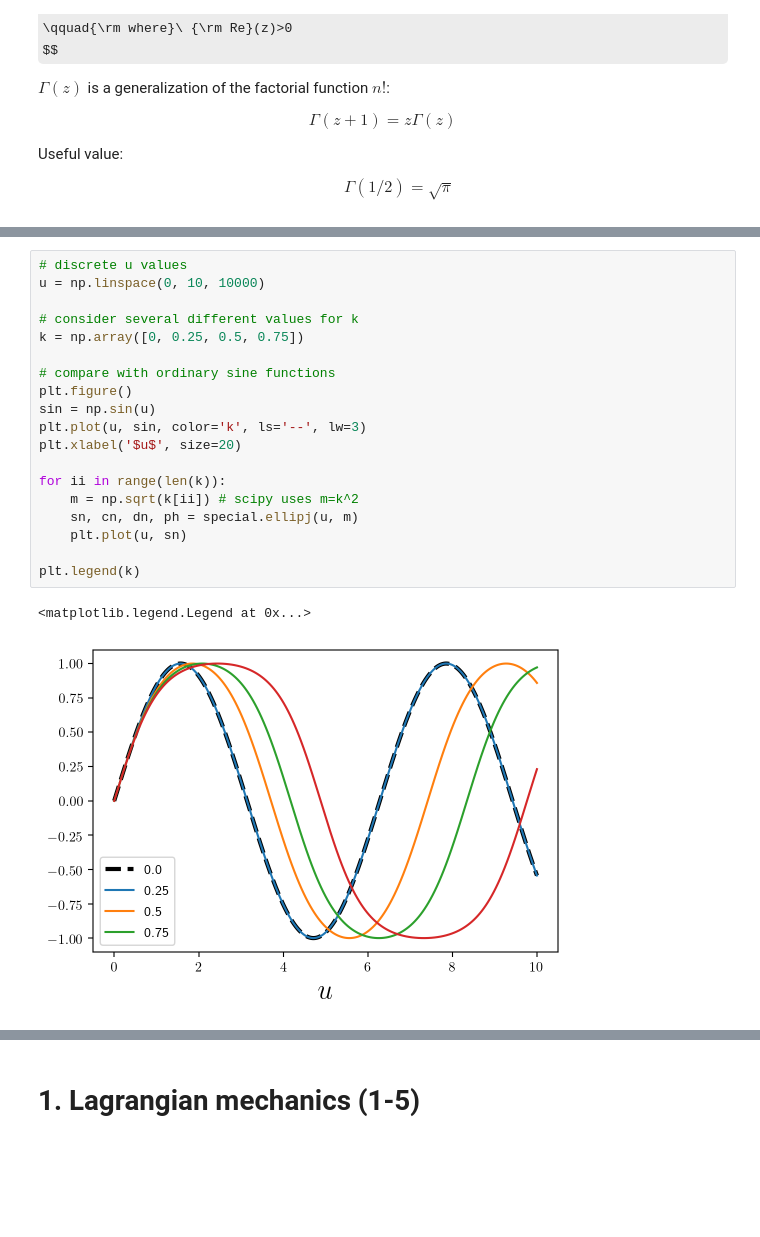
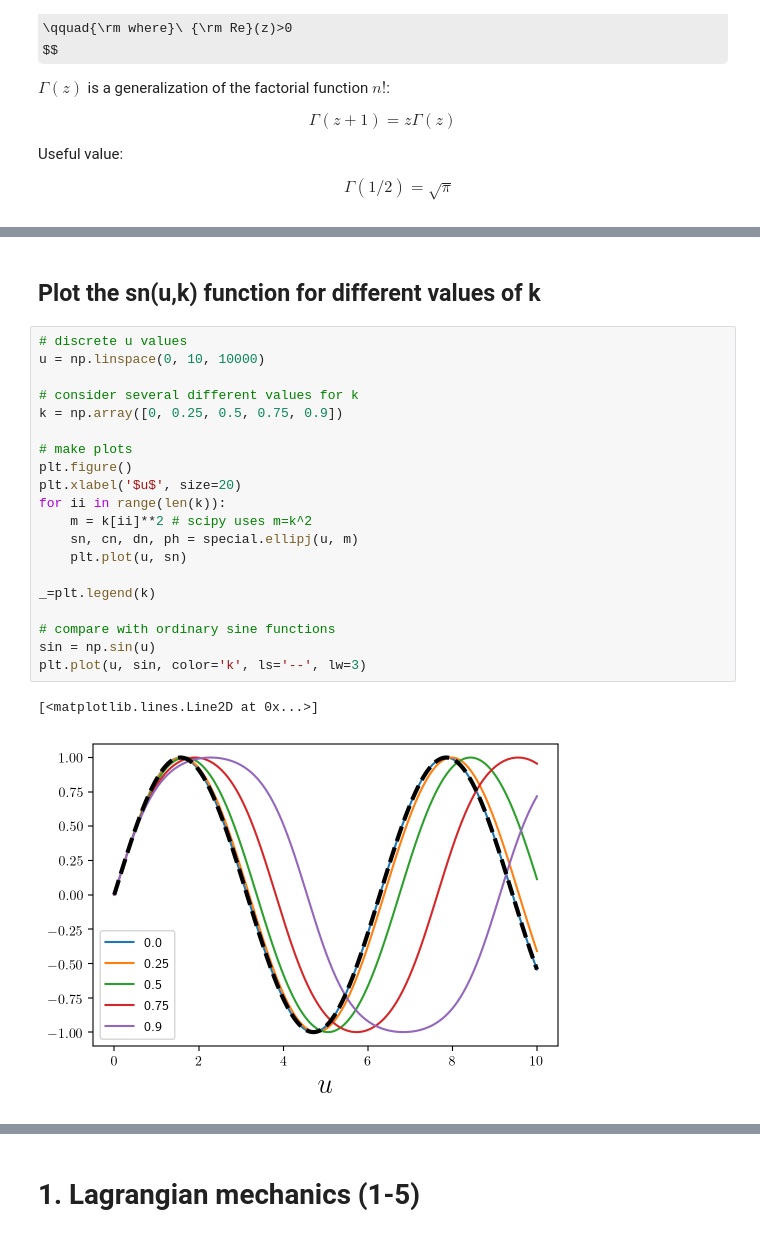
Before and after one commit to josephromano/josephromano.github.io, a Jupyter notebook: PHYS5306/notes/workbook.ipynb, the cells around one changed output, grey strips where cells are left out. Saved outputs shown, nothing was run; the diff lists cells and outputs as text; some formulas as TeX source; blank space fills up the shorter version.

Commit message:
updated elliptic functions

```diff
--- a/PHYS5306/notes/workbook.ipynb
+++ b/PHYS5306/notes/workbook.ipynb
@@ -387,24 +394,27 @@ $$
 NOTE: The functions ${\rm sn}(u,k)$, ${\rm cn}(u,k)$ are generalizations of the circular functions $\sin\theta$, $\cos\theta$ to an ellipse with eccentricity $k$.  When $k=0$, $u\rightarrow\theta$,
 ${\rm sn}\rightarrow \sin$, ${\rm cn}\rightarrow \cos$, and ${\rm dn}\rightarrow 1$.
+# %% [markdown]
+## Plot the sn(u,k) function for different values of k
 # %%
 # discrete u values
 u = np.linspace(0, 10, 10000)
 
 # consider several different values for k
-k = np.array([0, 0.25, 0.5, 0.75])
+k = np.array([0, 0.25, 0.5, 0.75, 0.9])
 
-# compare with ordinary sine functions
+# make plots
 plt.figure()
-sin = np.sin(u)
-plt.plot(u, sin, color='k', ls='--', lw=3)
 plt.xlabel('$u$', size=20)
-
 for ii in range(len(k)):
-    m = np.sqrt(k[ii]) # scipy uses m=k^2
+    m = k[ii]**2 # scipy uses m=k^2
     sn, cn, dn, ph = special.ellipj(u, m)
     plt.plot(u, sn)
 
-plt.legend(k)
+_=plt.legend(k)
+
+# compare with ordinary sine functions
+sin = np.sin(u)
+plt.plot(u, sin, color='k', ls='--', lw=3)
 # %% [output]
-<matplotlib.legend.Legend at 0x...>
+[<matplotlib.lines.Line2D at 0x...>]
-[figure, old version]
+[figure, new version]
```
Also changed, not shown: parts of 5 cells of this notebook, 1 other file.
